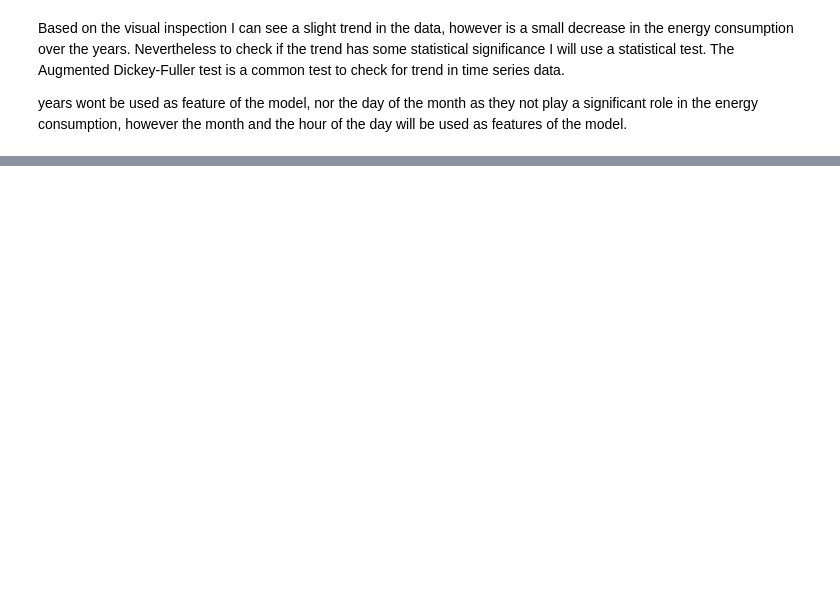
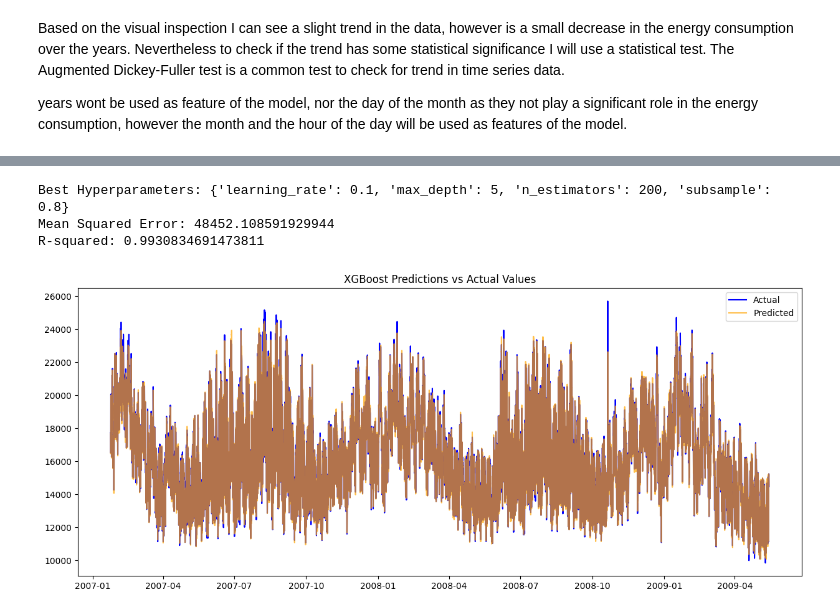
Before and after one commit to Hecramco/forecasting_examples, a Jupyter notebook: notebooks/time_series_forcasting_energy.ipynb, the cells around one changed output, grey strips where cells are left out. Cells and saved outputs as stored; diff of their text form; code cells hidden in the pictures; blank space fills up the shorter version.

```diff
--- a/notebooks/time_series_forcasting_energy.ipynb
+++ b/notebooks/time_series_forcasting_energy.ipynb
@@ -236,0 +411,8 @@ plt.show() # Display the plot
+# %%
+# Train and test the model
+Train_and_test(X_train, y_train, X_test, y_test, 0 , grid_search)
+# %% [output]
+Best Hyperparameters: {'learning_rate': 0.1, 'max_depth': 5, 'n_estimators': 200, 'subsample': 0.8}
+Mean Squared Error: 48452.108591929944
+R-squared: 0.9930834691473811
+[figure, added]
```
Also changed, not shown: parts of 32 cells of this notebook.
